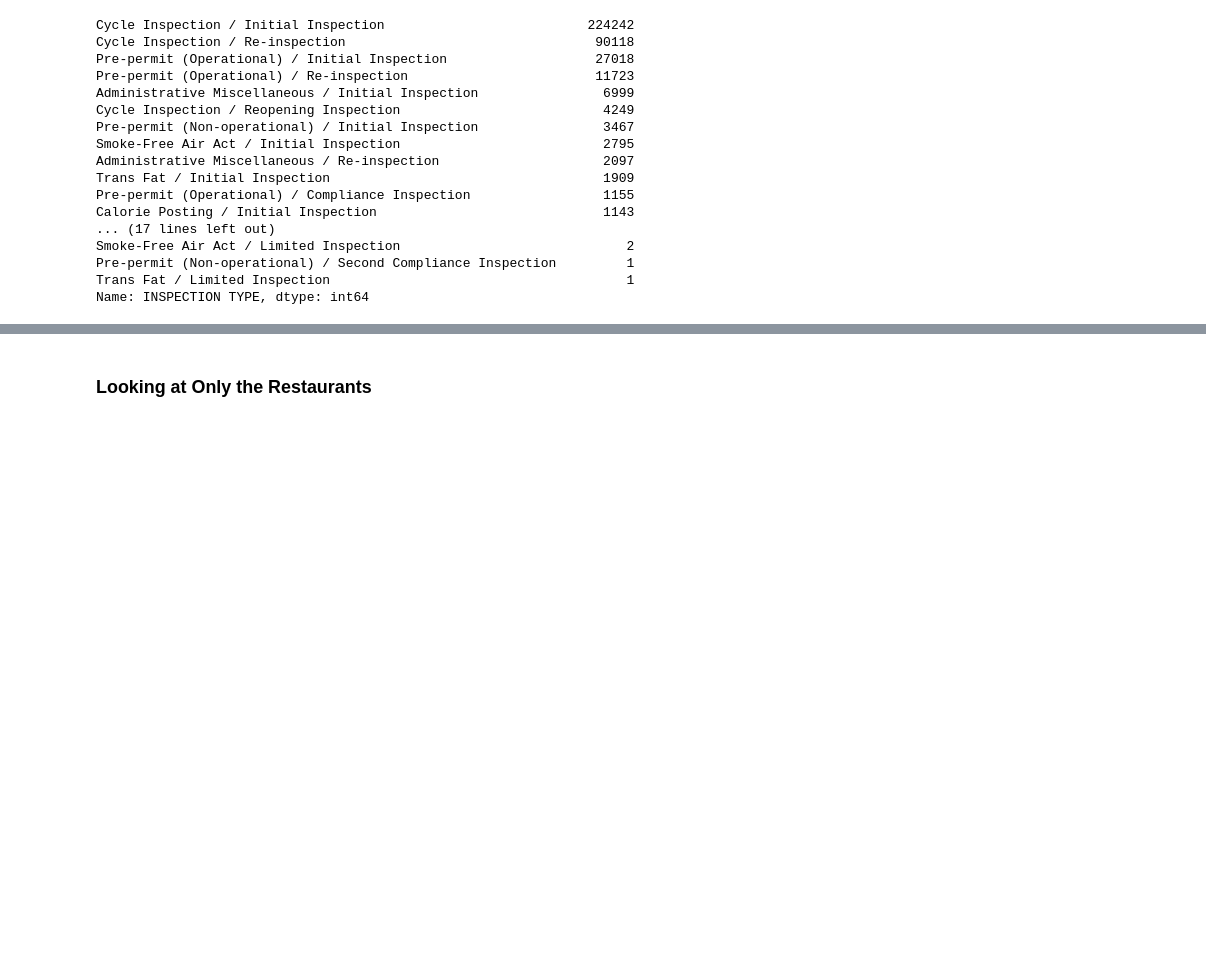
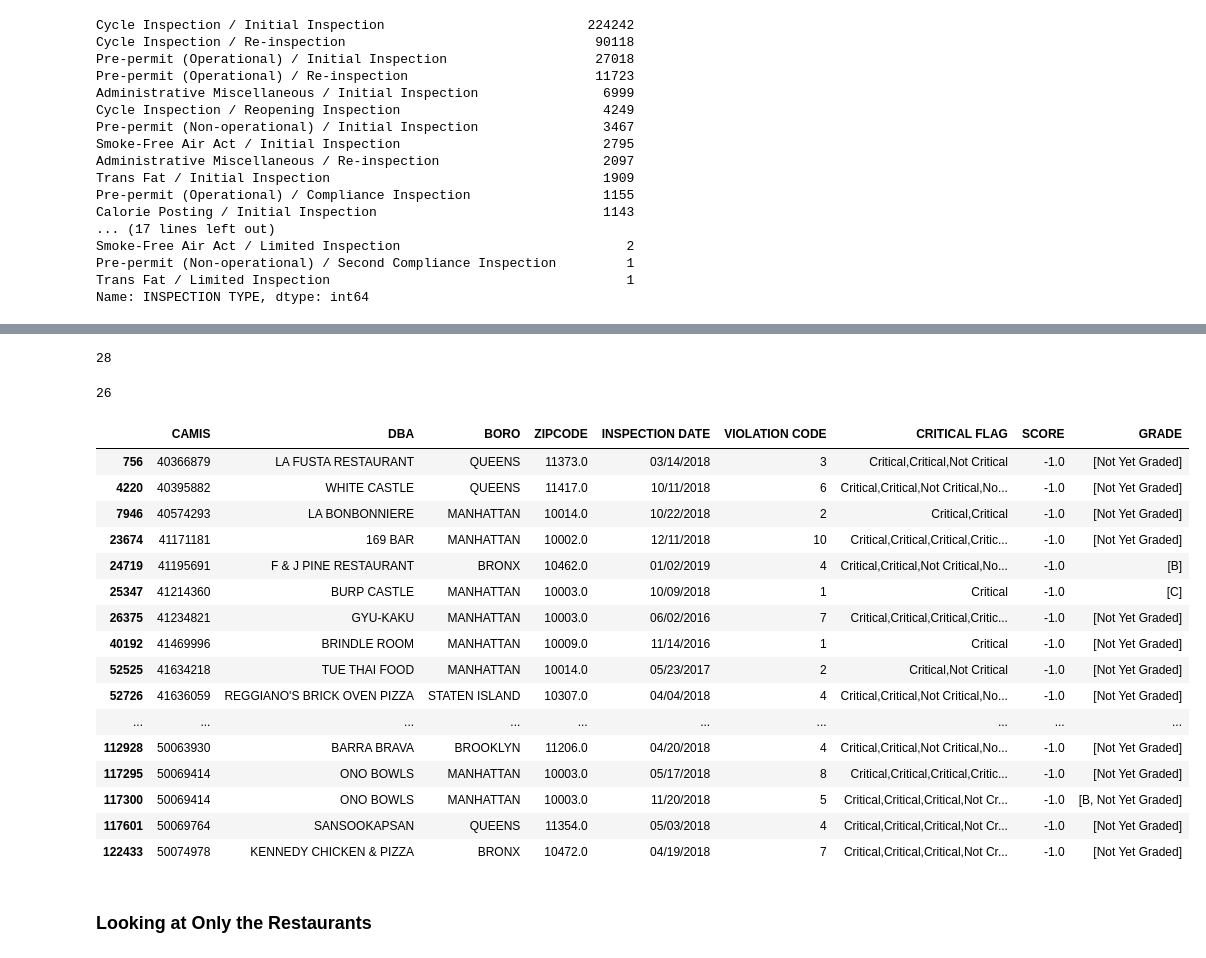
Before and after one commit to deep22kar/random-forest, a Jupyter notebook: Data.ipynb, the cells around one changed output, grey strips where cells are left out. Saved outputs shown, nothing was run; the diff lists cells and outputs as text; code cells hidden in the pictures; blank space fills up the shorter version.

```diff
--- a/Data.ipynb
+++ b/Data.ipynb
@@ -287,15 +343,9 @@ df.head()
 # %%
-# look at null values under Score
-df_sub = df.groupby(['CAMIS', 'DBA', 'BORO', 'BUILDING', 'STREET', 'ZIPCODE', 'PHONE', 'INSPECTION DATE']).agg({
-        'CUISINE DESCRIPTION': 'first',
-        'ACTION': 'unique',
-        'VIOLATION CODE': 'nunique',
-        'VIOLATION DESCRIPTION': 'nunique',
-        'CRITICAL FLAG': 'nunique',
+# create new dataframe grouping citations into restaurants and inspection dates
+df2_grouped = df2.groupby(['CAMIS', 'DBA', 'BORO', 'ZIPCODE', 'INSPECTION DATE']).agg({
+        'VIOLATION CODE': 'count',
+        'CRITICAL FLAG': ','.join,
         'SCORE': 'mean',
-        'GRADE': 'unique',
-        'GRADE DATE': 'unique',
-        'RECORD DATE': 'unique',
-        'INSPECTION TYPE': 'unique'
+        'GRADE': 'unique'
 }).reset_index()
 # %%
@@ -315,3 +372,33 @@ data.head()
+# %%
+# looking at the number of unique restaurants with a score of -1.0
+len(df2[df2.SCORE == -1.0].DBA.value_counts().tolist())
+# %% [output]
+28
+# %%
+# looking at the number of unique restaurants with an average score of -1.0
+len(df2_grouped[df2_grouped.SCORE == -1.0].DBA.value_counts().tolist())
+# %% [output]
+26
+# %%
+df2_grouped[df2_grouped.SCORE==-1.0]
+# %% [output]
+|  | CAMIS | DBA | BORO | ZIPCODE | INSPECTION DATE | VIOLATION CODE | CRITICAL FLAG | SCORE | GRADE |
+| 756 | 40366879 | LA FUSTA RESTAURANT | QUEENS | 11373.0 | 03/14/2018 | 3 | Critical,Critical,Not Critical | -1.0 | [Not Yet Graded] |
+| 4220 | 40395882 | WHITE CASTLE | QUEENS | 11417.0 | 10/11/2018 | 6 | Critical,Critical,Not Critical,No... | -1.0 | [Not Yet Graded] |
+| 7946 | 40574293 | LA BONBONNIERE | MANHATTAN | 10014.0 | 10/22/2018 | 2 | Critical,Critical | -1.0 | [Not Yet Graded] |
+| 23674 | 41171181 | 169 BAR | MANHATTAN | 10002.0 | 12/11/2018 | 10 | Critical,Critical,Critical,Critic... | -1.0 | [Not Yet Graded] |
+| 24719 | 41195691 | F & J PINE RESTAURANT | BRONX | 10462.0 | 01/02/2019 | 4 | Critical,Critical,Not Critical,No... | -1.0 | [B] |
+| 25347 | 41214360 | BURP CASTLE | MANHATTAN | 10003.0 | 10/09/2018 | 1 | Critical | -1.0 | [C] |
+| 26375 | 41234821 | GYU-KAKU | MANHATTAN | 10003.0 | 06/02/2016 | 7 | Critical,Critical,Critical,Critic... | -1.0 | [Not Yet Graded] |
+| 40192 | 41469996 | BRINDLE ROOM | MANHATTAN | 10009.0 | 11/14/2016 | 1 | Critical | -1.0 | [Not Yet Graded] |
+| 52525 | 41634218 | TUE THAI FOOD | MANHATTAN | 10014.0 | 05/23/2017 | 2 | Critical,Not Critical | -1.0 | [Not Yet Graded] |
+| 52726 | 41636059 | REGGIANO'S BRICK OVEN PIZZA | STATEN ISLAND | 10307.0 | 04/04/2018 | 4 | Critical,Critical,Not Critical,No... | -1.0 | [Not Yet Graded] |
+| ... | ... | ... | ... | ... | ... | ... | ... | ... | ... |
+| 112928 | 50063930 | BARRA BRAVA | BROOKLYN | 11206.0 | 04/20/2018 | 4 | Critical,Critical,Not Critical,No... | -1.0 | [Not Yet Graded] |
+| 117295 | 50069414 | ONO BOWLS | MANHATTAN | 10003.0 | 05/17/2018 | 8 | Critical,Critical,Critical,Critic... | -1.0 | [Not Yet Graded] |
+| 117300 | 50069414 | ONO BOWLS | MANHATTAN | 10003.0 | 11/20/2018 | 5 | Critical,Critical,Critical,Not Cr... | -1.0 | [B, Not Yet Graded] |
+| 117601 | 50069764 | SANSOOKAPSAN | QUEENS | 11354.0 | 05/03/2018 | 4 | Critical,Critical,Critical,Not Cr... | -1.0 | [Not Yet Graded] |
+| 122433 | 50074978 | KENNEDY CHICKEN & PIZZA | BRONX | 10472.0 | 04/19/2018 | 7 | Critical,Critical,Critical,Not Cr... | -1.0 | [Not Yet Graded] |
 # %% [markdown]
 ### Looking at Only the Restaurants
 # %%
```
Also changed, not shown: parts of 17 cells of this notebook.
